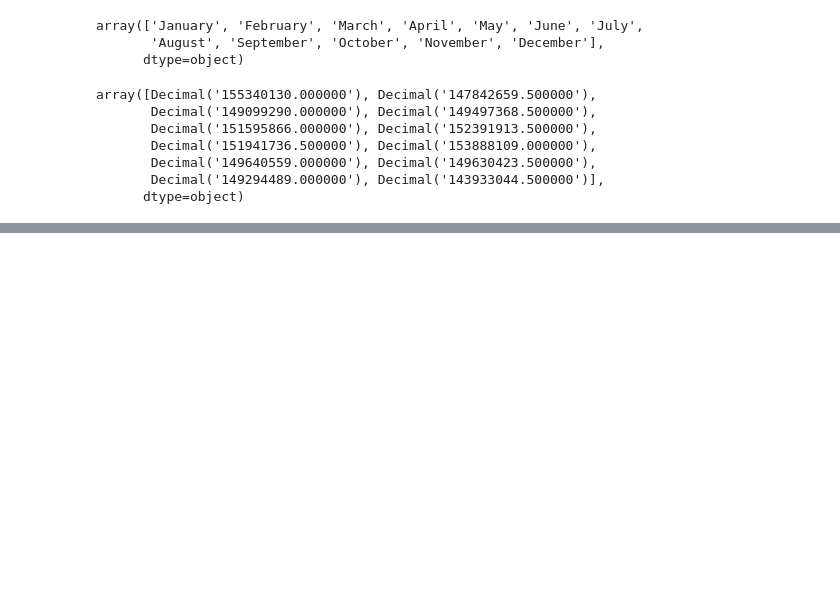
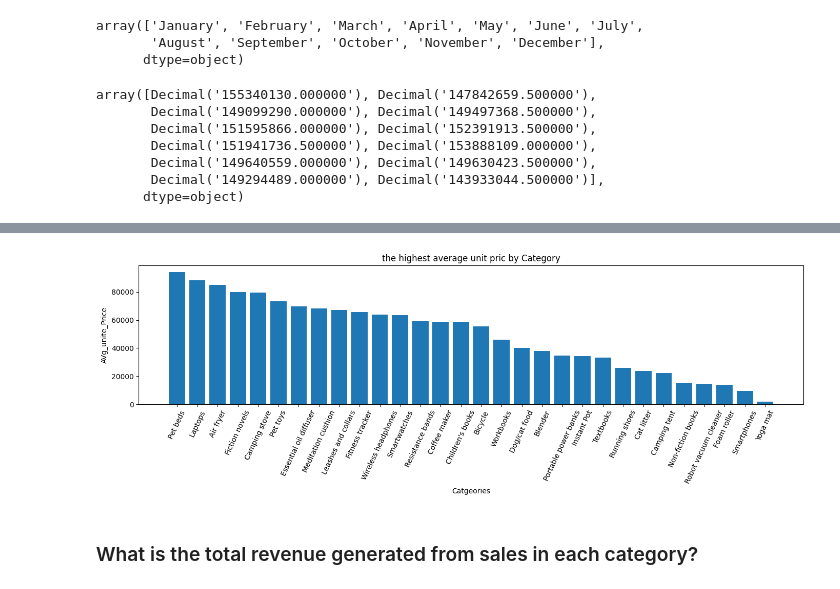
Before and after one commit to Manishkumar902/Swift-market, a Jupyter notebook: test.ipynb, the cells around one changed output, grey strips where cells are left out. Saved outputs shown, nothing was run; the diff lists cells and outputs as text; code cells hidden in the pictures; blank space fills up the shorter version.

```diff
--- a/test.ipynb
+++ b/test.ipynb
@@ -534,0 +630,9 @@ array([Decimal('155340130.000000'), Decimal('147842659.500000'),
+# %%
+query12 = """select Subcatname , avg(unitprice) as avg_price
+from subcategories
+group by Subcatname
+order by avg_price desc;
+"""
+
+Df_Unite = read_query(query12)
+Df_Unite
@@ -534,0 +657,3 @@ array([Decimal('155340130.000000'), Decimal('147842659.500000'),
+# %%
+category_name = Df_Unite['Subcatname'].values
+category_name
@@ -534,0 +670,3 @@ array([Decimal('155340130.000000'), Decimal('147842659.500000'),
+# %%
+Averages = Df_Unite['avg_price'].values
+Averages
@@ -534,0 +704,13 @@ array([Decimal('155340130.000000'), Decimal('147842659.500000'),
+# %%
+plt.figure(figsize=(14,5))
+plt.bar(category_name, Averages)
+plt.xlabel('Catgeories')
+plt.ylabel('AVg_unite_Price')
+plt.title('the highest average unit pric by Category')
+plt.xticks(rotation=65)
+plt.tight_layout()
+plt.show()
+# %% [output]
+[figure, added]
+# %% [markdown]
+### What is the total revenue generated from sales in each category?
```
Also changed, not shown: parts of 27 cells of this notebook.
